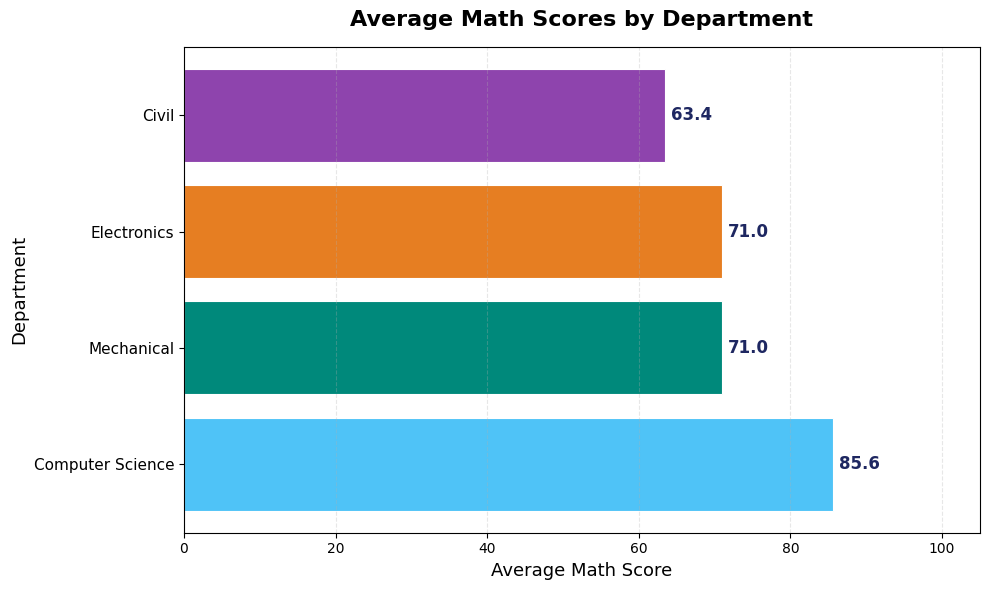
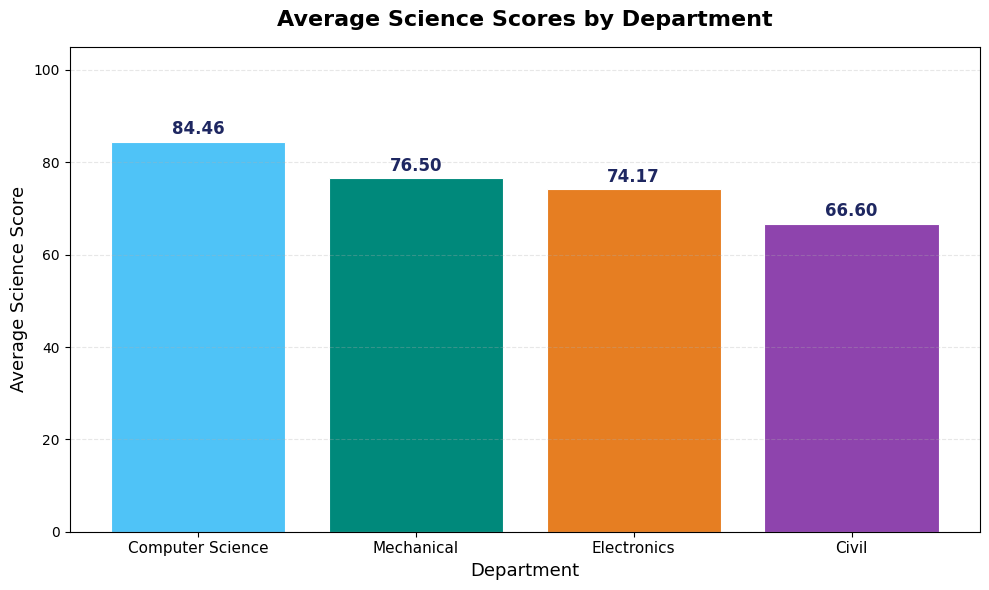
The change to this notebook cell's code, shown as a diff; its figure went from the first image to the second:
--- before
+++ after
@@ -1,8 +1,8 @@
 #Get data using SQL
 chart1_sql = """
-SELECT department, ROUND(AVG(math_score), 2) AS avg_math
+SELECT department, ROUND(AVG(science_score), 2) AS avg_science
 FROM students
 GROUP BY department
-ORDER BY avg_math DESC
+ORDER BY avg_science DESC
 """
 
@@ -15,25 +15,33 @@
 bar_color = ['#4FC3F7','#00897B','#E67E22','#8E44AD']
 
-bars = ax.barh(chart1_data['department'], chart1_data['avg_math'], color=bar_color, edgecolor = 'white', linewidth = 0.8)
+bars= ax.bar(
+    chart1_data['department'],
+    chart1_data['avg_science'],
+    color=bar_color,
+    edgecolor='white',
+    linewidth=0.8
+)
+
 
 for bar in bars:
-    width = bar.get_width()
-    ax.text(
-        width + 0.8,
-        bar.get_y() + bar.get_height() / 2,
-        f'{width:.1f}',
-        ha='left',
-        va='center',
-        fontsize=12,
-        fontweight = 'bold',
-        color='#1E2761'
-    )
+  height = bar.get_height()
+  ax.text(
+      bar.get_x() + bar.get_width() / 2,
+      height + 0.8,
+      f'{height:.2f}',
+      ha='center',
+      va='bottom',
+      fontsize=12,
+      fontweight='bold',
+      color ='#1E2761'
+  )
 
-ax.set_title('Average Math Scores by Department', fontsize=16, fontweight='bold', pad = 15)
-ax.set_ylabel('Department', fontsize = 13)
-ax.set_xlabel('Average Math Score', fontsize = 13)
-ax.set_xlim(0,105)
-ax.tick_params(axis='y', labelsize = 11)
-ax.grid(axis='x', alpha = 0.3, linestyle ='--')
+ax.set_title('Average Science Scores by Department', fontsize=16, fontweight='bold', pad = 15)
+ax.set_xlabel('Department', fontsize = 13)
+ax.set_ylabel('Average Science Score', fontsize = 13)
+ax.set_ylim(0,105)
+ax.tick_params(axis='x', labelsize = 11)
+ax.grid(axis='y', alpha = 0.3, linestyle ='--')
+
 
 plt.tight_layout()

Commit: Created using Colab